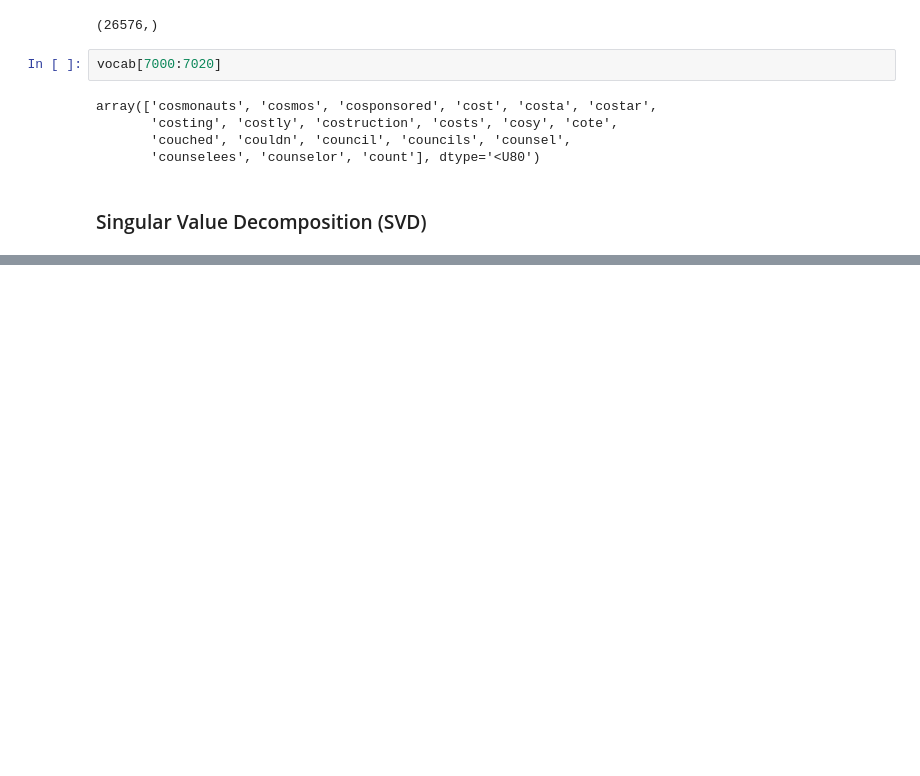
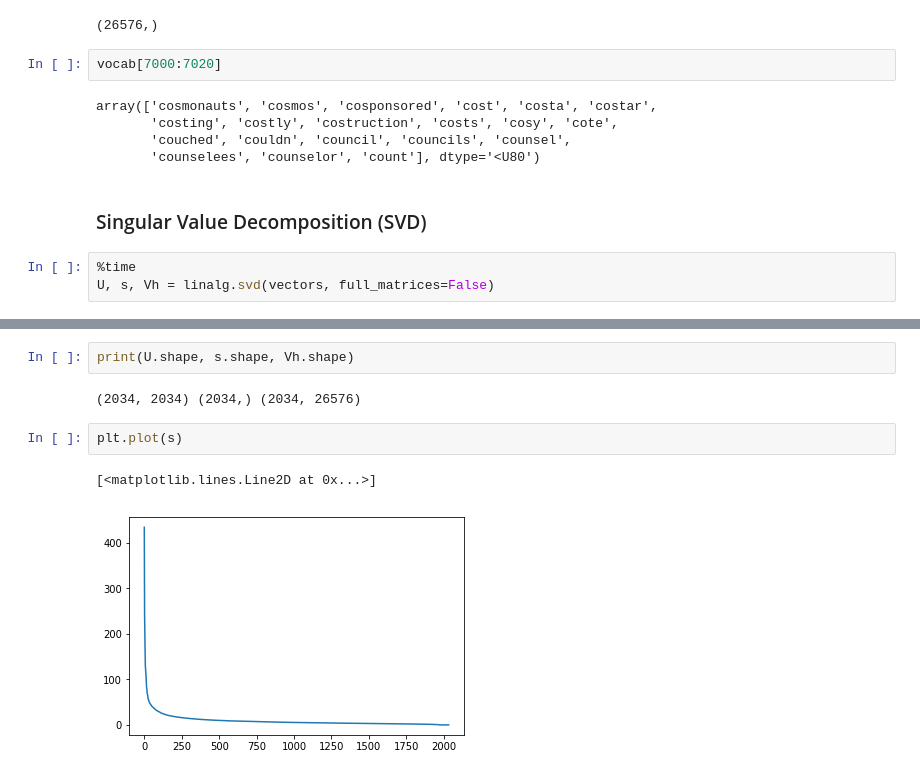
Before and after one commit to sparklingness/tutorials_training, a Jupyter notebook: linalg_topic_modeling_with_nmf_and_svd.ipynb, the cells around one changed output, grey strips where cells are left out. Saved outputs shown, nothing was run; the diff lists cells and outputs as text; blank space fills up the shorter version.

Commit message:
[+] linalg topic modeling intro

```diff
--- a/linalg_topic_modeling_with_nmf_and_svd.ipynb
+++ b/linalg_topic_modeling_with_nmf_and_svd.ipynb
@@ -92,3 +92,6 @@ array(['cosmonauts', 'cosmos', 'cosponsored', 'cost', 'costa', 'costar',
        'counselees', 'counselor', 'count'], dtype='<U80')
 # %% [markdown]
 ### Singular Value Decomposition (SVD)
+# %%
+%time
+U, s, Vh = linalg.svd(vectors, full_matrices=False)
@@ -94,0 +101,9 @@ array(['cosmonauts', 'cosmos', 'cosponsored', 'cost', 'costa', 'costar',
+# %%
+print(U.shape, s.shape, Vh.shape)
+# %% [output]
+(2034, 2034) (2034,) (2034, 26576)
+# %%
+plt.plot(s)
+# %% [output]
+[<matplotlib.lines.Line2D at 0x...>]
+[figure, added]
```
Also changed, not shown: parts of 14 cells of this notebook.
